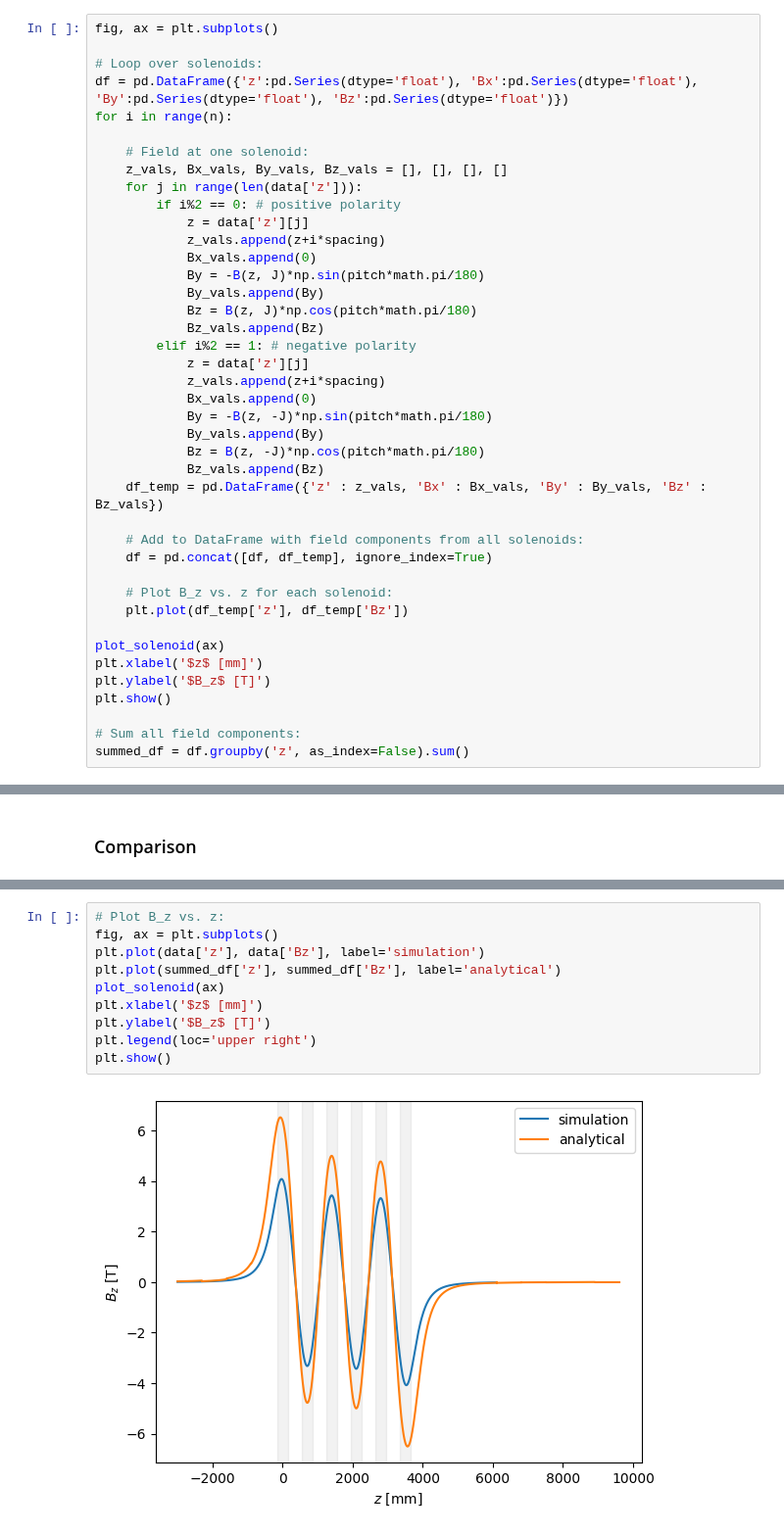
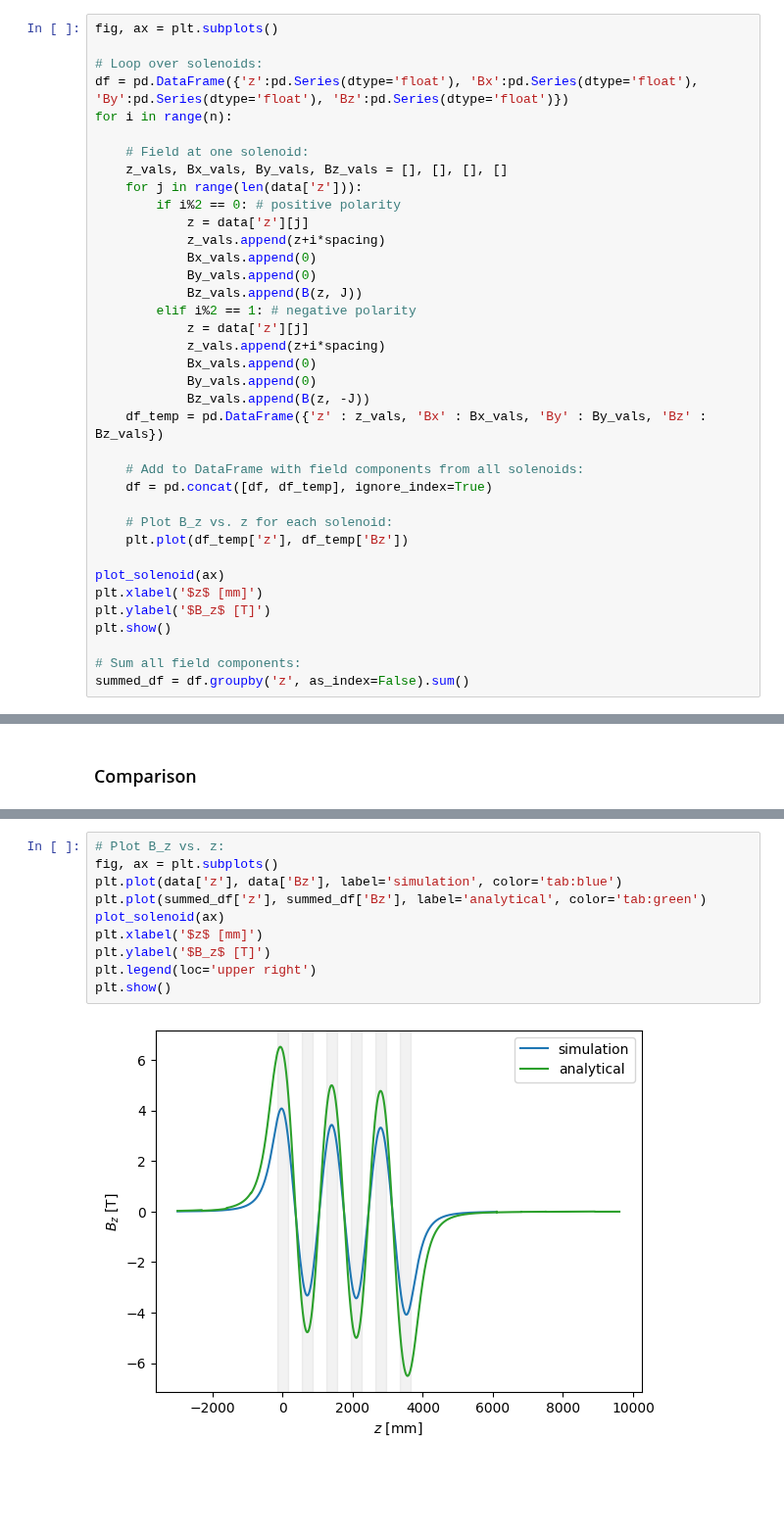
Before and after one commit to criggall/muon-cooling, a Jupyter notebook: field-studies/lattice/plot_fields.ipynb, the cells around one changed output, grey strips where cells are left out. Shown at 98% size. Cells and saved outputs as stored; diff of their text form; blank space fills up the shorter version.

Commit message:
More field plots

```diff
--- a/field-studies/lattice/plot_fields.ipynb
+++ b/field-studies/lattice/plot_fields.ipynb
@@ -88,18 +88,14 @@ for i in range(n):
             z = data['z'][j]
             z_vals.append(z+i*spacing)
             Bx_vals.append(0)
-            By = -B(z, J)*np.sin(pitch*math.pi/180)
-            By_vals.append(By)
-            Bz = B(z, J)*np.cos(pitch*math.pi/180)
-            Bz_vals.append(Bz)
+            By_vals.append(0)
+            Bz_vals.append(B(z, J))
         elif i%2 == 1: # negative polarity
             z = data['z'][j]
             z_vals.append(z+i*spacing)
             Bx_vals.append(0)
-            By = -B(z, -J)*np.sin(pitch*math.pi/180)
-            By_vals.append(By)
-            Bz = B(z, -J)*np.cos(pitch*math.pi/180)
-            Bz_vals.append(Bz)
+            By_vals.append(0)
+            Bz_vals.append(B(z, -J))
     df_temp = pd.DataFrame({'z' : z_vals, 'Bx' : Bx_vals, 'By' : By_vals, 'Bz' : Bz_vals})
 
     # Add to DataFrame with field components from all solenoids:
@@ -176,12 +172,12 @@ plt.show()
 # %%
 # Plot B_z vs. z:
 fig, ax = plt.subplots()
-plt.plot(data['z'], data['Bz'], label='simulation')
-plt.plot(summed_df['z'], summed_df['Bz'], label='analytical')
+plt.plot(data['z'], data['Bz'], label='simulation', color='tab:blue')
+plt.plot(summed_df['z'], summed_df['Bz'], label='analytical', color='tab:green')
 plot_solenoid(ax)
 plt.xlabel('$z$ [mm]')
 plt.ylabel('$B_z$ [T]')
 plt.legend(loc='upper right')
 plt.show()
 # %% [output]
-[figure, old version]
+[figure, new version]
```
Also changed, not shown: parts of 24 cells of this notebook, 1 other file.
